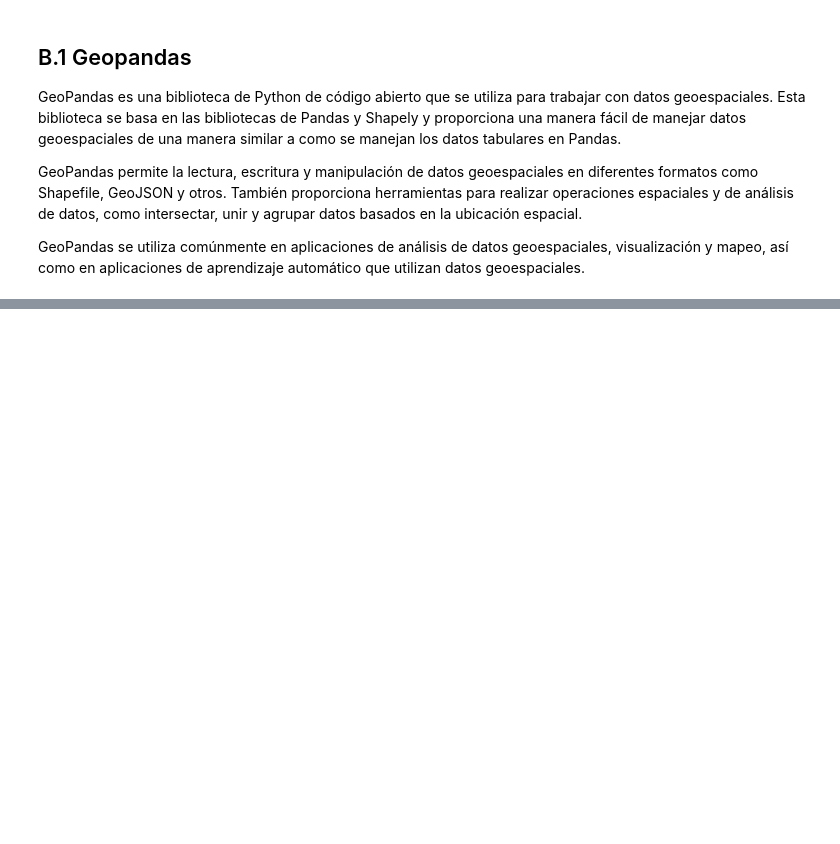
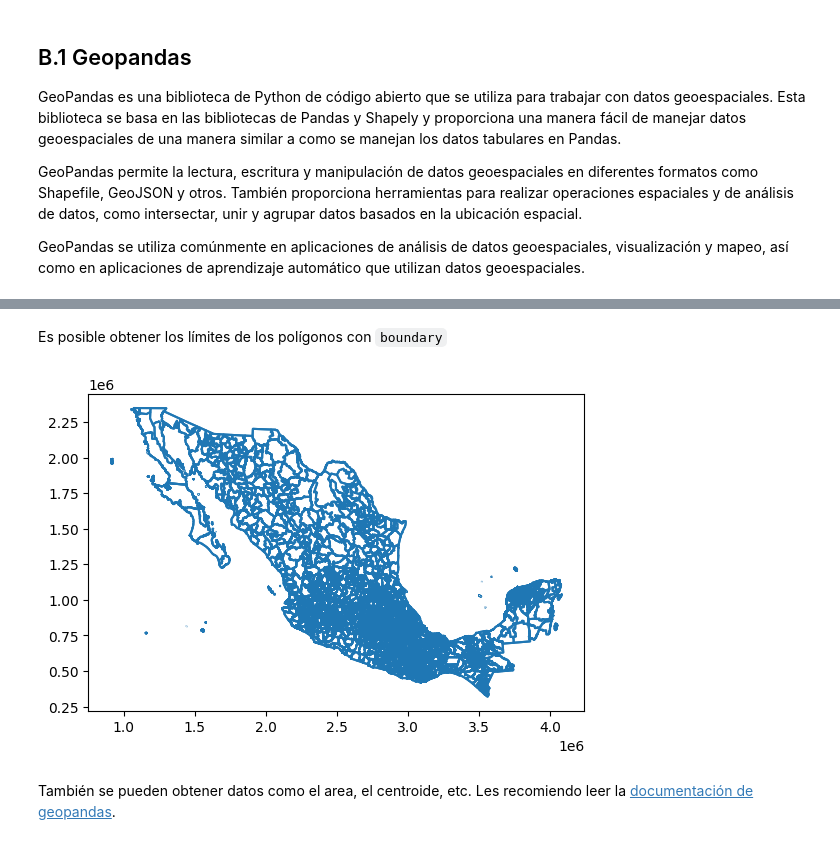
Before and after one commit to mar-esther23/CursoPandas2023, a Jupyter notebook: CPB_Mapas.ipynb, the cells around one changed output, grey strips where cells are left out. Cells and saved outputs as stored; diff of their text form; code cells hidden in the pictures; blank space fills up the shorter version.

```diff
--- a/CPB_Mapas.ipynb
+++ b/CPB_Mapas.ipynb
@@ -148,0 +143,9 @@ Los nombres de archivo se conforman con dos ceros y los sufijos son descriptivos
+# %% [markdown]
+Es posible obtener los límites de los polígonos con `boundary`
+# %%
+mg_mun.boundary.plot()
+plt.show()
+# %% [output]
+[figure, added]
+# %% [markdown]
+También se pueden obtener datos como el area, el centroide, etc. Les recomiendo leer la [documentación de geopandas](https://geopandas.org/en/stable/docs/user_guide/data_structures.html).
```
Also changed, not shown: parts of 40 cells of this notebook, 1 other file.
